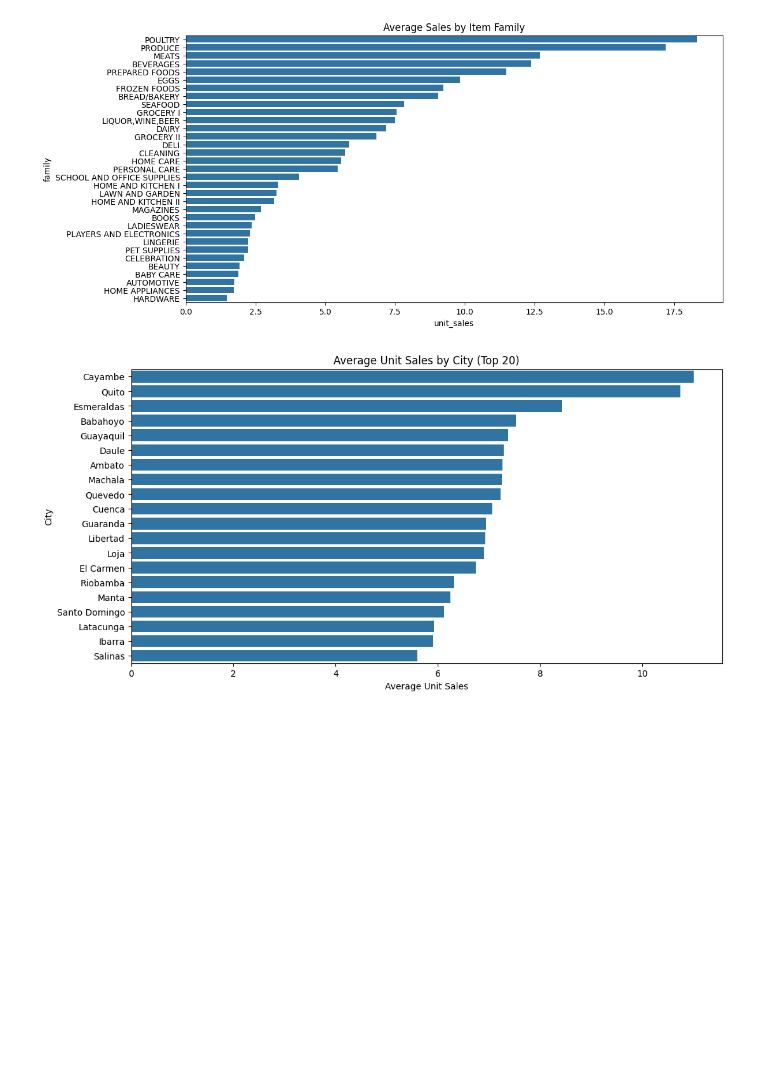
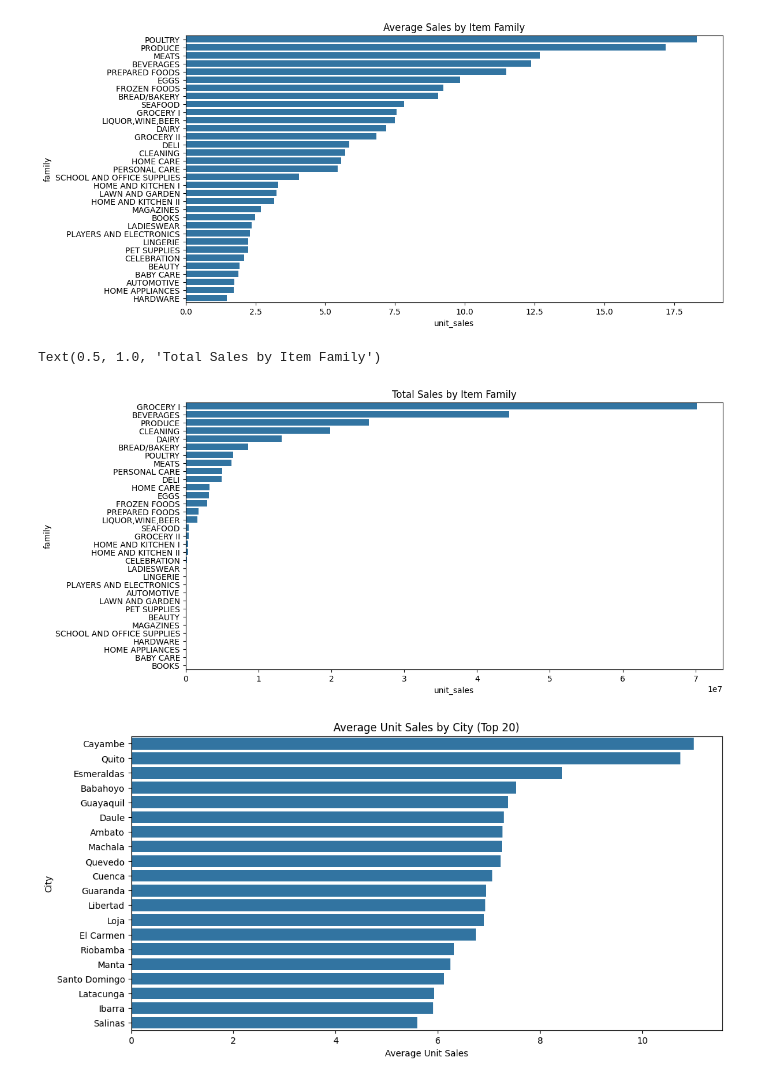
Before and after one commit to Neiw1/Grocery-Sales-Forecasting, a Jupyter notebook: eda.ipynb, the cells around one changed output. Saved outputs shown, nothing was run; the diff lists cells and outputs as text; code cells hidden in the pictures; blank space fills up the shorter version.

```diff
--- a/eda.ipynb
+++ b/eda.ipynb
@@ -57,6 +76,14 @@ plt.title("Average Sales by Item Family")
 # %% [output]
 Text(0.5, 1.0, 'Average Sales by Item Family')
 [figure]
+# %%
+plt.figure(figsize=(12,6))
+sns.barplot(data=df.groupby('family')['unit_sales'].sum().reset_index().sort_values('unit_sales', ascending=False),
+            x='unit_sales', y='family')
+plt.title("Total Sales by Item Family")
+# %% [output]
+Text(0.5, 1.0, 'Total Sales by Item Family')
+[figure, added]
 # %%
 sales_by_city = df.groupby('city')['unit_sales'].mean().sort_values(ascending=False).head(20)  # top 20 cities
 
```
Also changed, not shown: parts of 1 cell of this notebook.
